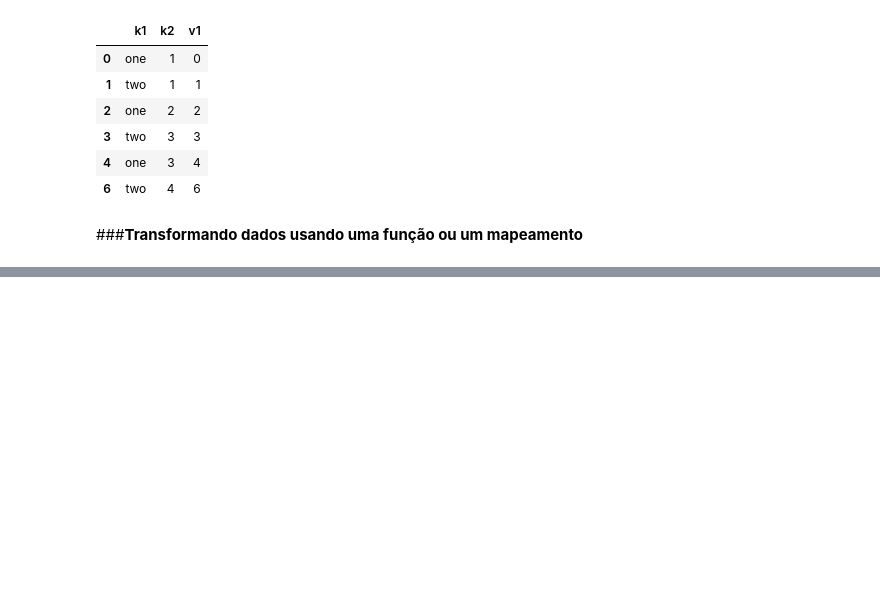
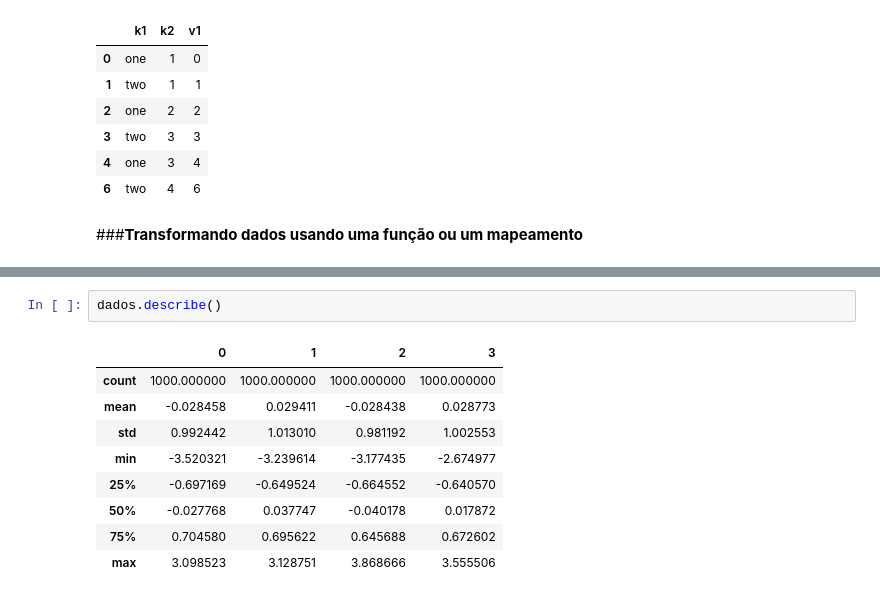
Before and after one commit to M-I-N1985/python_para_analise_de_dados_wes_mckinney, a Jupyter notebook: capitulo_7_wes_mckinney.ipynb, the cells around one changed output, grey strips where cells are left out. Cells and saved outputs as stored; diff of their text form; blank space fills up the shorter version.

```diff
--- a/capitulo_7_wes_mckinney.ipynb
+++ b/capitulo_7_wes_mckinney.ipynb
@@ -316,0 +635,12 @@ data.drop_duplicates(['k1', 'k2'], keep='last')
+# %%
+dados.describe()
+# %% [output]
+|  | 0 | 1 | 2 | 3 |
+| count | 1000.000000 | 1000.000000 | 1000.000000 | 1000.000000 |
+| mean | -0.028458 | 0.029411 | -0.028438 | 0.028773 |
+| std | 0.992442 | 1.013010 | 0.981192 | 1.002553 |
+| min | -3.520321 | -3.239614 | -3.177435 | -2.674977 |
+| 25% | -0.697169 | -0.649524 | -0.664552 | -0.640570 |
+| 50% | -0.027768 | 0.037747 | -0.040178 | 0.017872 |
+| 75% | 0.704580 | 0.695622 | 0.645688 | 0.672602 |
+| max | 3.098523 | 3.128751 | 3.868666 | 3.555506 |
```
Also changed, not shown: parts of 47 cells of this notebook.
